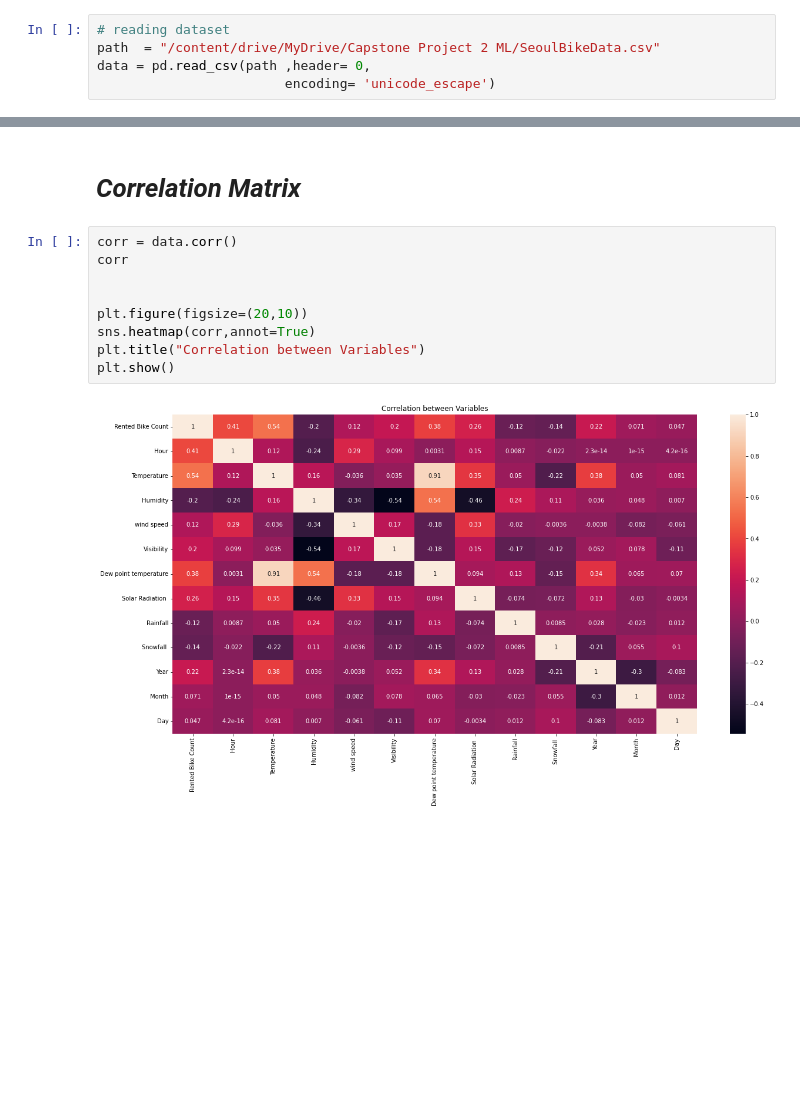
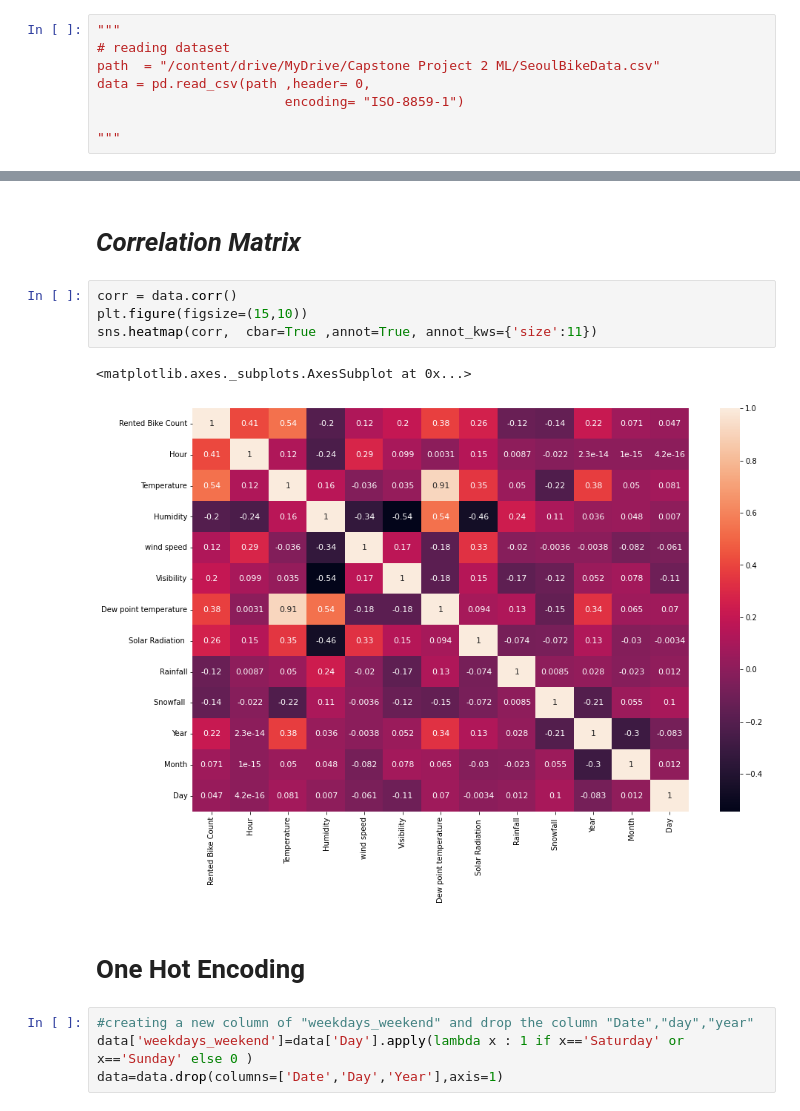
Before and after one commit to vinaylanjewar/Bike-Sharing-Demand-Prediction, a Jupyter notebook: Bike_Sharing_Demand_Prediction_Capstone_Project_2.ipynb, the cells around one changed output, grey strips where cells are left out. Cells and saved outputs as stored; diff of their text form; blank space fills up the shorter version.

```diff
--- a/Bike_Sharing_Demand_Prediction_Capstone_Project_2.ipynb
+++ b/Bike_Sharing_Demand_Prediction_Capstone_Project_2.ipynb
@@ -56,5 +80,8 @@ Mounted at /content/drive
 # %%
+"""
 # reading dataset
 path  = "/content/drive/MyDrive/Capstone Project 2 ML/SeoulBikeData.csv"
 data = pd.read_csv(path ,header= 0,
-                        encoding= 'unicode_escape')
+                        encoding= "ISO-8859-1")
+
+"""
@@ -346,12 +417,14 @@ for feature in feature_list:
 # ***Correlation Matrix***
 # %%
 corr = data.corr()
-corr
-
-
-plt.figure(figsize=(20,10))
-sns.heatmap(corr,annot=True)
-plt.title("Correlation between Variables")
-plt.show()
+plt.figure(figsize=(15,10))
+sns.heatmap(corr,  cbar=True ,annot=True, annot_kws={'size':11})
 # %% [output]
+<matplotlib.axes._subplots.AxesSubplot at 0x...>
-[figure, old version]
+[figure, new version]
+# %% [markdown]
+# **One Hot Encoding**
+# %%
+#creating a new column of "weekdays_weekend" and drop the column "Date","day","year"
+data['weekdays_weekend']=data['Day'].apply(lambda x : 1 if x=='Saturday' or x=='Sunday' else 0 )
+data=data.drop(columns=['Date','Day','Year'],axis=1)
```
Also changed, not shown: parts of 159 cells of this notebook.
